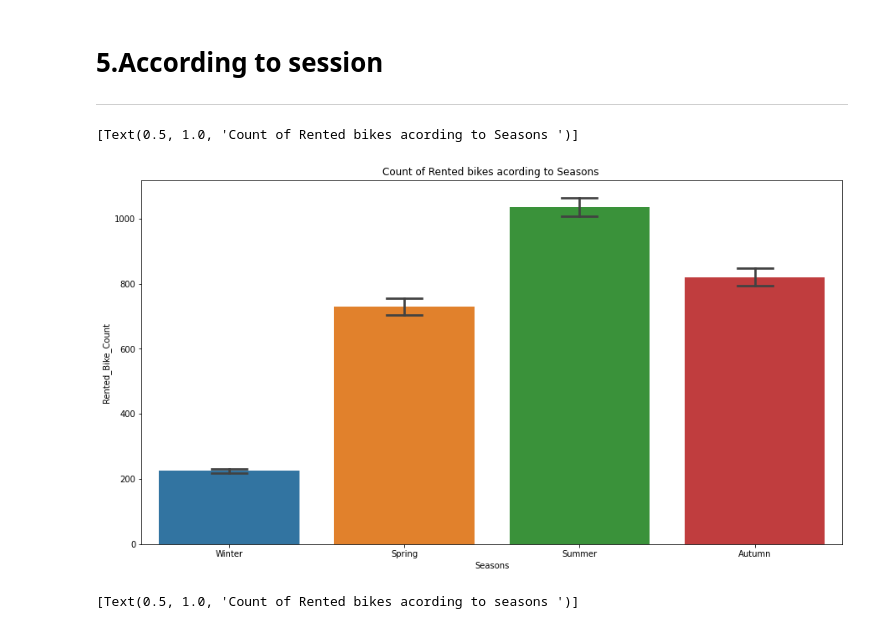
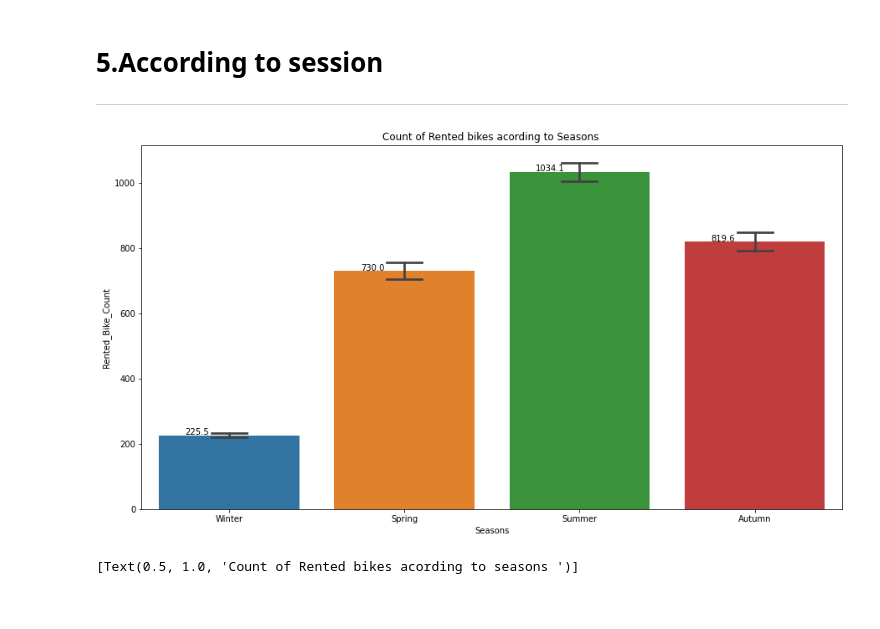
Before and after one commit to madhuribonela/Bike-Sharing-Demand-Prediction, a Jupyter notebook: Bike_Sharing_Demand_Prediction_fresh_Capstone_Project.ipynb, the cells around one changed output. Cells and saved outputs as stored; diff of their text form; code cells hidden in the pictures.

```diff
--- a/Bike_Sharing_Demand_Prediction_fresh_Capstone_Project.ipynb
+++ b/Bike_Sharing_Demand_Prediction_fresh_Capstone_Project.ipynb
@@ -305,7 +385,11 @@ The number of duplicate values in the data set is =  0
 ---
 # %%
 #anlysis of data by vizualisation
-fig,ax=plt.subplots(figsize=(10,8))
+fig,ax=plt.subplots(figsize=(15,8))
 sns.barplot(data=DF1,x='weekdays_weekend',y='Rented_Bike_Count',ax=ax,capsize=.2)
 ax.set(title='Count of Rented bikes acording to weekdays and weekend ')
+
+for p in ax.patches:
+   ax.annotate('{:.1f}'.format(p.get_height()), (p.get_x()+0.15, p.get_height()+1.90))
+plt.show()
 # %% [output]
@@ -328,4 +416,7 @@ ax.set(title='Count of Rented bikes acording to weekdays_weekend ')
 fig,ax=plt.subplots(figsize=(20,8))
 sns.barplot(data=DF1,x='Hour',y='Rented_Bike_Count',ax=ax,capsize=.2)
 ax.set(title='Count of Rented bikes acording to Hour ')
+for p in ax.patches:
+   ax.annotate('{:.1f}'.format(p.get_height()), (p.get_x()+0.15, p.get_height()+3.90))
+plt.show()
 # %% [output]
@@ -346,4 +436,8 @@ ax.set(title='Count of Rented bikes acording to Hour ')
 fig,ax=plt.subplots(figsize=(20,8))
 sns.barplot(data=DF1,x='month',y='Rented_Bike_Count',ax=ax,capsize=.2)
 ax.set(title='Count of Rented bikes acording to Month ')
+
+for p in ax.patches:
+   ax.annotate('{:.1f}'.format(p.get_height()), (p.get_x()+0.15, p.get_height()+1.90))
+plt.show()
 # %% [output]
@@ -358,4 +456,7 @@ ax.set(title='Count of Rented bikes acording to Month ')
 fig,ax=plt.subplots(figsize=(10,8))
 sns.barplot(data=DF1,x='Functioning_Day',y='Rented_Bike_Count',ax=ax,capsize=.2)
 ax.set(title='Count of Rented bikes acording to Functioning Day ')
+for p in ax.patches:
+   ax.annotate('{:.1f}'.format(p.get_height()), (p.get_x()+0.15, p.get_height()+1.90))
+plt.show()
 # %% [output]
@@ -371,11 +471,13 @@ ax.set(title='Count of Rented bikes acording to Functioning Day ')
 # %%
 #anlysis of data by vizualisation
 fig,ax=plt.subplots(figsize=(15,8))
 sns.barplot(data=DF1,x='Seasons',y='Rented_Bike_Count',ax=ax,capsize=.2)
 ax.set(title='Count of Rented bikes acording to Seasons ')
+for p in ax.patches:
+   ax.annotate('{:.1f}'.format(p.get_height()), (p.get_x()+0.15, p.get_height()+1.90))
+plt.show()
 # %% [output]
-[Text(0.5, 1.0, 'Count of Rented bikes acording to Seasons ')]
-[figure, old version]
+[figure, new version]
 # %%
 #anlysis of data by vizualisation
 fig,ax=plt.subplots(figsize=(20,8))
```
Also changed, not shown: parts of 91 cells of this notebook.
